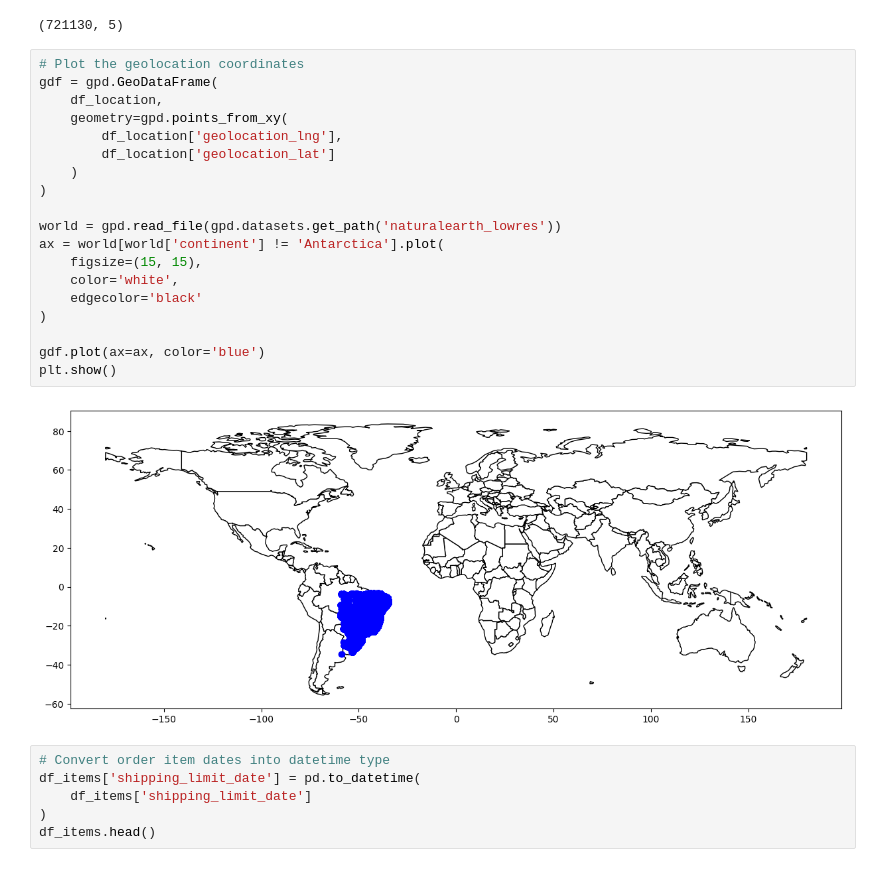
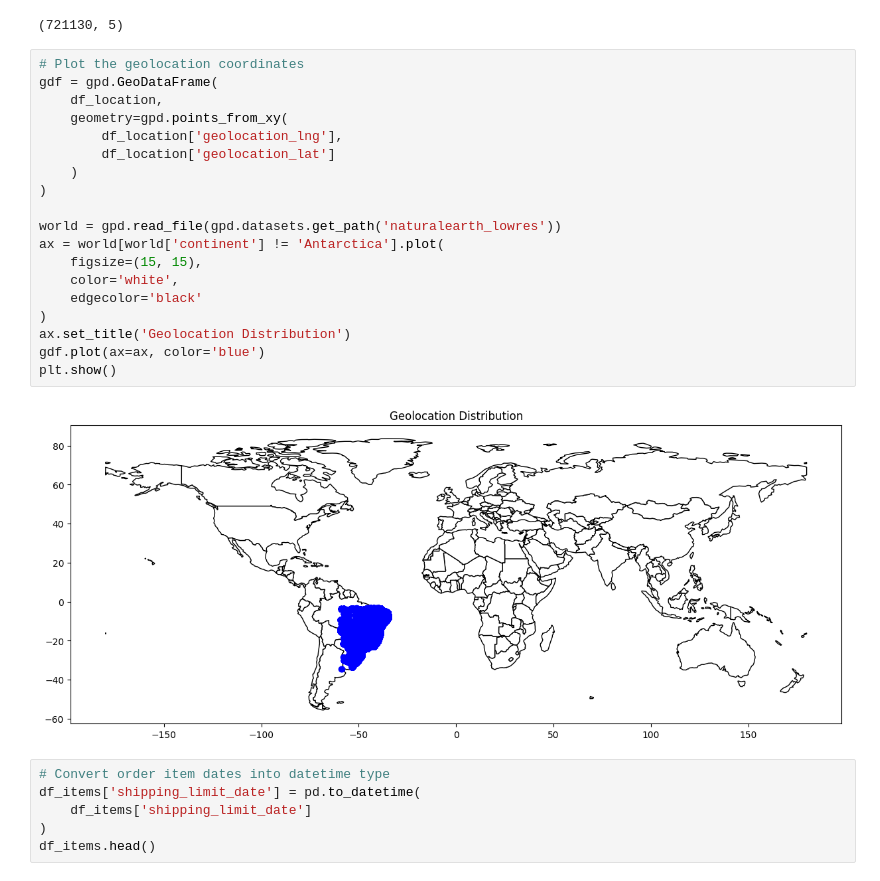
Before and after one commit to ebernardino01/DataAnalystPortfolio, a Jupyter notebook: Olist/Olist_Data_Analysis_Notebook.ipynb, the cells around one changed output. Cells and saved outputs as stored; diff of their text form.

```diff
--- a/Olist/Olist_Data_Analysis_Notebook.ipynb
+++ b/Olist/Olist_Data_Analysis_Notebook.ipynb
@@ -391,24 +391,24 @@ df_location.shape
 # %%
 # Plot the geolocation coordinates
 gdf = gpd.GeoDataFrame(
     df_location,
     geometry=gpd.points_from_xy(
         df_location['geolocation_lng'],
         df_location['geolocation_lat']
     )
 )
 
 world = gpd.read_file(gpd.datasets.get_path('naturalearth_lowres'))
 ax = world[world['continent'] != 'Antarctica'].plot(
     figsize=(15, 15),
     color='white',
     edgecolor='black'
 )
-
+ax.set_title('Geolocation Distribution')
 gdf.plot(ax=ax, color='blue')
 plt.show()
 # %% [output]
-[figure, old version]
+[figure, new version]
 # %%
 # Convert order item dates into datetime type
 df_items['shipping_limit_date'] = pd.to_datetime(
```
Also changed, not shown: parts of 19 cells of this notebook.
